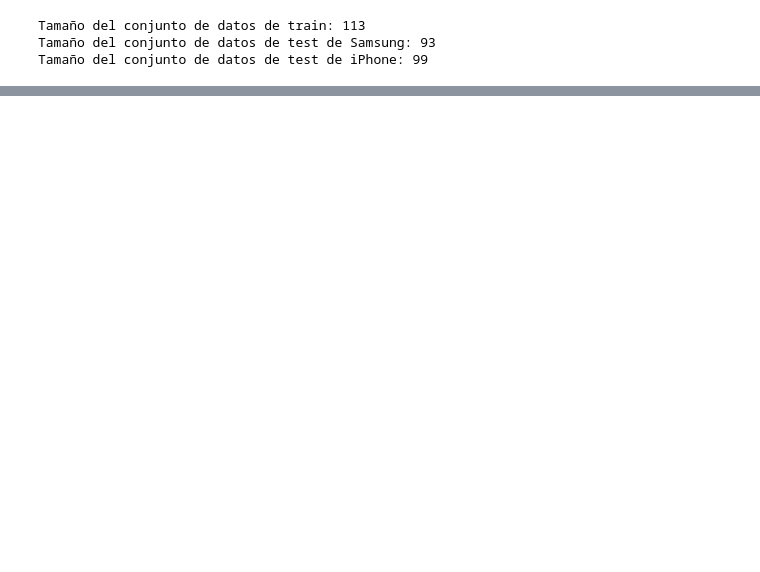
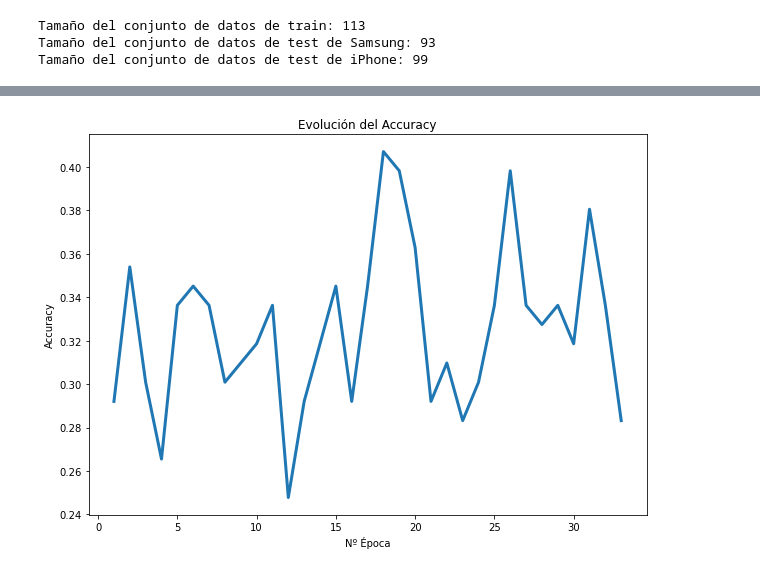
Before and after one commit to SamuelLozanoJuarez/CNN_and_Diabetic_Retinopathy, a Jupyter notebook: Nuevas_Arquitecturas_Básicas.ipynb, the cells around one changed output, grey strips where cells are left out. Saved outputs shown, nothing was run; the diff lists cells and outputs as text; code cells hidden in the pictures; blank space fills up the shorter version.

Commit message:
#18 Finalización arquitectura Ghosh
Entrenamiento y obtención de métricas

```diff
--- a/Nuevas_Arquitecturas_Básicas.ipynb
+++ b/Nuevas_Arquitecturas_Básicas.ipynb
@@ -120,13 +122,11 @@ class Ghosh(nn.Module):
             in_features = 512, #número de parámetros de entrada de la red (los valores se obtienen experimentalmente)
             out_features = 5 #número de neuronas de salida
         )
-        #por último la capa de Softmax, que convierte los valores del Tensor predicho en probabilidades
-        self.softmax = nn.Softmax(
-            dim = 1 #dimensión sobre la que debe actuar softmax
-        )
 
     def forward(self,x):
         #en esta función es donde tiene lugar la computación (y la función invocada por defecto al ejecutar la red)
+        #siguiendo la estructura descrita en Ghosh et al.:
+        #
         x = self.pool(self.activation(self.conv1(x)))
         x = self.activation(self.conv2(x))
         x = self.pool(self.activation(self.conv2(x)))
@@ -141,11 +141,10 @@ class Ghosh(nn.Module):
         x = self.activation(self.conv2(x))
         x = self.pool(self.activation(self.conv2(x)))
         x = x.view(-1,self.num_flat_features(x)) #usamos una función propia de la clase para obtener el número de características
-        x = F.dropout(self.fc1(x))
-        x = F.dropout(self.fc2(x))
-        x = F.dropout(self.fc3(x))
+        x = F.dropout(self.activation(self.fc1(x)))
+        x = F.dropout(self.activation(self.fc2(x)))
+        x = F.dropout(self.activation(self.fc3(x)))
         x = self.dense(x)
-        x = self.softmax(x)
 
         return x
 
@@ -219,0 +175,3 @@ KeyboardInterrupt:
+# %%
+#en este caso el optimizador será la función Adam (ampliamente utilizada)
+optimizer = torch.optim.Adam(params = ghosh.parameters(), lr = 0.01) #incrementamos el valor del learning rate a 0.01
@@ -219,0 +229,10 @@ KeyboardInterrupt:
+# %%
+#a continuación mostramos la evolución temporal del accuracy
+plt.figure(figsize = (10,7))
+plt.title('Evolución del Accuracy')
+plt.xlabel('Nº Época')
+plt.ylabel('Accuracy')
+plt.plot(range(1,epocas+1),acc_graph, linewidth = 3)
+plt.show()
+# %% [output]
+[figure, added]
```
Also changed, not shown: parts of 12 cells of this notebook.
